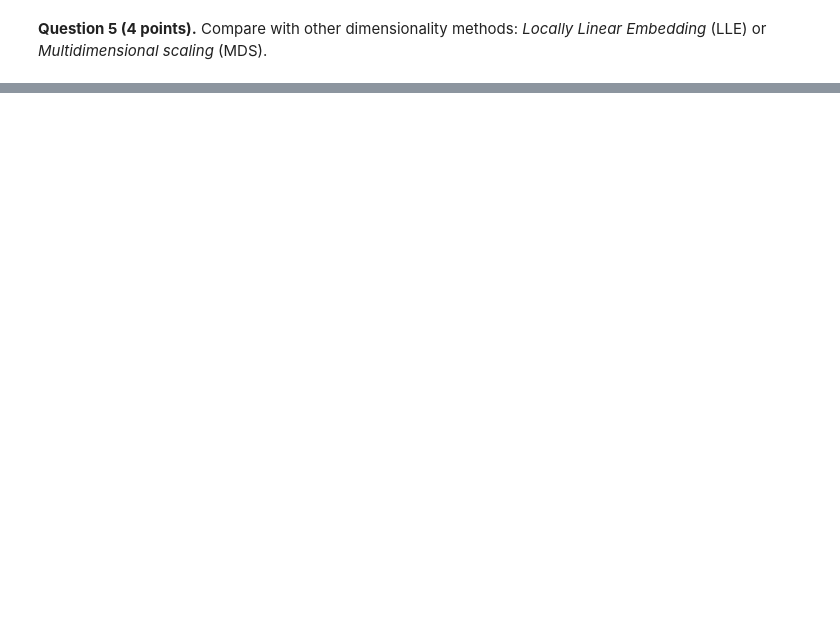
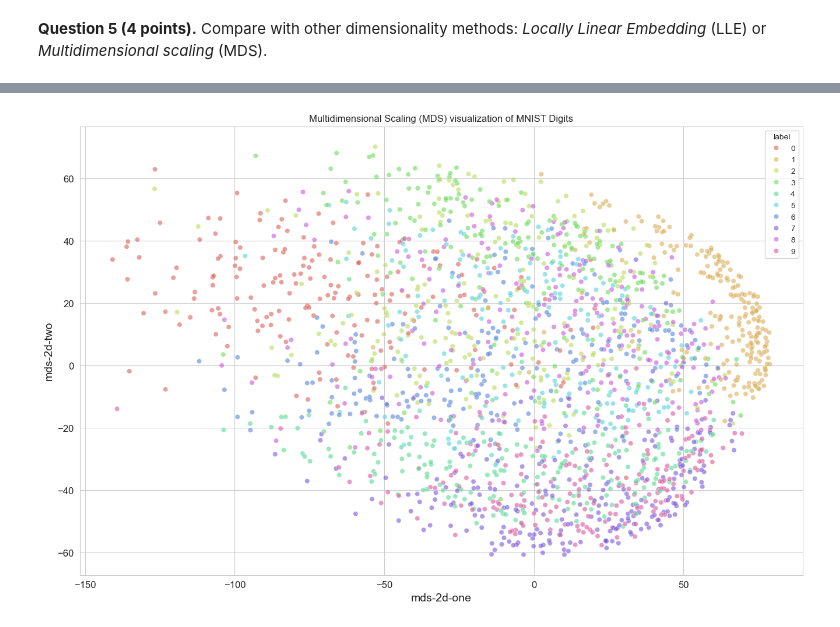
Before and after one commit to JordanVercillo/data_science, a Jupyter notebook: machine_learning/assignments/assignment3.ipynb, the cells around one changed output, grey strips where cells are left out. Cells and saved outputs as stored; diff of their text form; code cells hidden in the pictures; blank space fills up the shorter version.

```diff
--- a/machine_learning/assignments/assignment3.ipynb
+++ b/machine_learning/assignments/assignment3.ipynb
@@ -295,0 +320,29 @@ __Question 5 (4 points).__ Compare with other dimensionality methods: _Locally L
+# %%
+from sklearn.manifold import MDS
+
+# Use PCA-reduced dataset
+X_mds_subset = X_train_pca[:2000]
+y_mds_subset = y_train[:2000]
+
+distance_matrix = pairwise_distances(X_mds_subset, metric='euclidean')
+
+# Reduce dataset using MDS
+mds = MDS(n_components=2, random_state=random_state, n_jobs=-1)
+
+time_start = time.time()
+X_mds = mds.fit_transform(distance_matrix)
+print(f'MDS done! Time elapsed: {time.time() - time_start:.2f} seconds')
+
+
+mds_df = pd.DataFrame(X_mds, columns=['mds-2d-one', 'mds-2d-two'])
+mds_df['label'] = y_train[:2000].values
+
+
+plt.figure(figsize=(16,10))
+sns.scatterplot(
+    x='mds-2d-one', y='mds-2d-two', hue=mds_df['label'],
+    palette=sns.color_palette("hls", 10), alpha=0.6, data=mds_df
+)
+plt.title("Multidimensional Scaling (MDS) visualization of MNIST Digits")
+plt.show()
+# %% [output]
@@ -295,0 +350 @@ __Question 5 (4 points).__ Compare with other dimensionality methods: _Locally L
+[figure, added]
```
Also changed, not shown: parts of 7 cells of this notebook.
